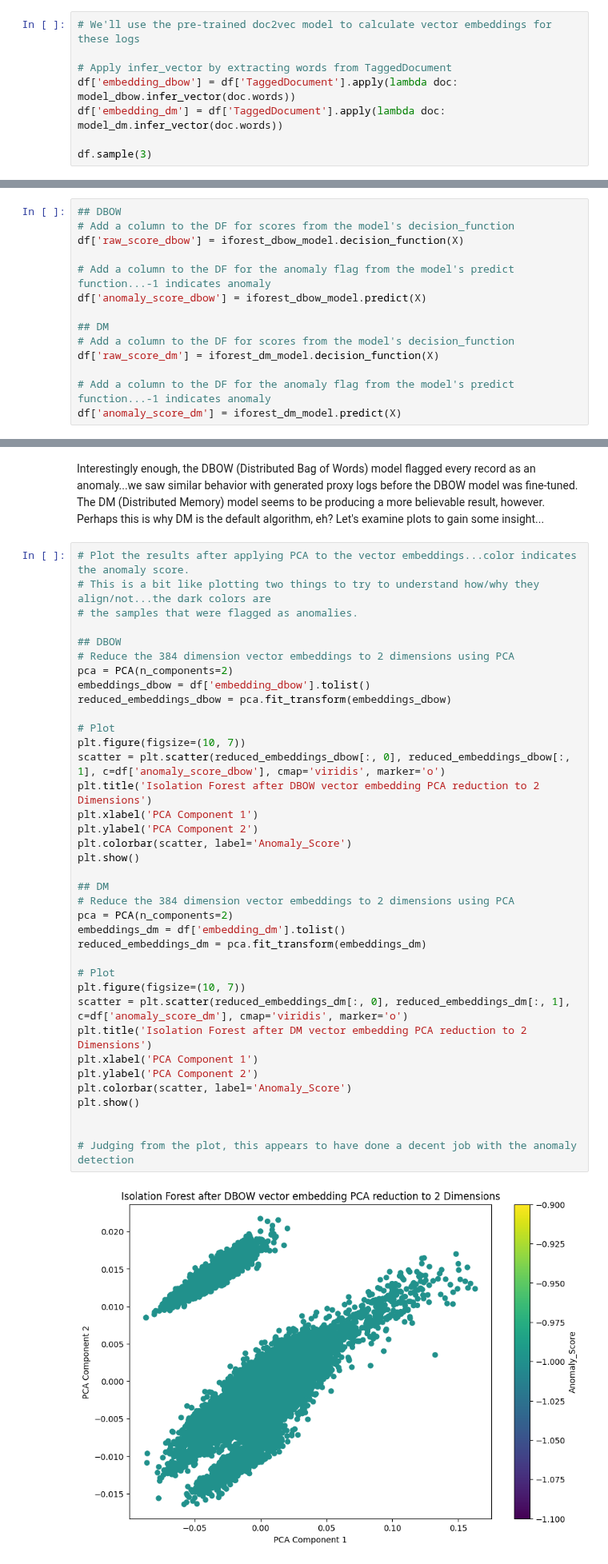
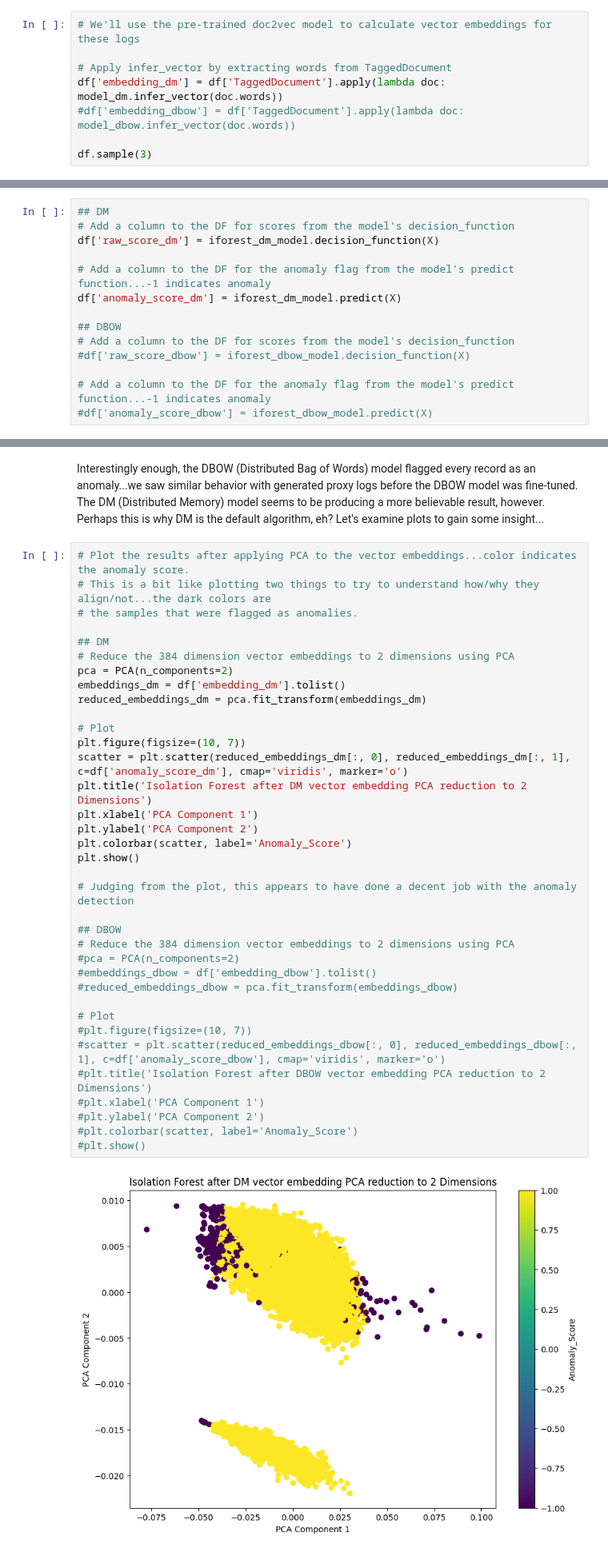
Before and after one commit to davidcsisk/vector-search-with-security-logs, a Jupyter notebook: unsupervised-anomaly-detection-with-finetuned-dns-doc2vec-model.ipynb, the cells around one changed output, grey strips where cells are left out. Shown at 80% size. Drawn from its saved outputs; the diff is of its cells as text.

```diff
--- a/unsupervised-anomaly-detection-with-finetuned-dns-doc2vec-model.ipynb
+++ b/unsupervised-anomaly-detection-with-finetuned-dns-doc2vec-model.ipynb
@@ -92,8 +96,8 @@ df['TaggedDocument'] = [
 # We'll use the pre-trained doc2vec model to calculate vector embeddings for these logs
 
 # Apply infer_vector by extracting words from TaggedDocument
-df['embedding_dbow'] = df['TaggedDocument'].apply(lambda doc: model_dbow.infer_vector(doc.words))
 df['embedding_dm'] = df['TaggedDocument'].apply(lambda doc: model_dm.infer_vector(doc.words))
+#df['embedding_dbow'] = df['TaggedDocument'].apply(lambda doc: model_dbow.infer_vector(doc.words))
 
 df.sample(3)
 # %% [output]
@@ -153,17 +147,17 @@ iforest_dm_model.get_params()
 # %%
-## DBOW
-# Add a column to the DF for scores from the model's decision_function
-df['raw_score_dbow'] = iforest_dbow_model.decision_function(X)
-
-# Add a column to the DF for the anomaly flag from the model's predict function...-1 indicates anomaly
-df['anomaly_score_dbow'] = iforest_dbow_model.predict(X)
-
 ## DM
 # Add a column to the DF for scores from the model's decision_function
 df['raw_score_dm'] = iforest_dm_model.decision_function(X)
 
 # Add a column to the DF for the anomaly flag from the model's predict function...-1 indicates anomaly
 df['anomaly_score_dm'] = iforest_dm_model.predict(X)
+
+## DBOW
+# Add a column to the DF for scores from the model's decision_function
+#df['raw_score_dbow'] = iforest_dbow_model.decision_function(X)
+
+# Add a column to the DF for the anomaly flag from the model's predict function...-1 indicates anomaly
+#df['anomaly_score_dbow'] = iforest_dbow_model.predict(X)
 # %%
 # Display the data with the columns added
 df.sample(3)
@@ -189,39 +180,38 @@ Interestingly enough, the DBOW (Distributed Bag of Words) model flagged every re
 # %%
 # Plot the results after applying PCA to the vector embeddings...color indicates the anomaly score.
 # This is a bit like plotting two things to try to understand how/why they align/not...the dark colors are
 # the samples that were flagged as anomalies.
-
-## DBOW
-# Reduce the 384 dimension vector embeddings to 2 dimensions using PCA
-pca = PCA(n_components=2)
-embeddings_dbow = df['embedding_dbow'].tolist()
-reduced_embeddings_dbow = pca.fit_transform(embeddings_dbow)
-
-# Plot
-plt.figure(figsize=(10, 7))
-scatter = plt.scatter(reduced_embeddings_dbow[:, 0], reduced_embeddings_dbow[:, 1], c=df['anomaly_score_dbow'], cmap='viridis', marker='o')
-plt.title('Isolation Forest after DBOW vector embedding PCA reduction to 2 Dimensions')
-plt.xlabel('PCA Component 1')
-plt.ylabel('PCA Component 2')
-plt.colorbar(scatter, label='Anomaly_Score')
-plt.show()
 
 ## DM
 # Reduce the 384 dimension vector embeddings to 2 dimensions using PCA
 pca = PCA(n_components=2)
 embeddings_dm = df['embedding_dm'].tolist()
 reduced_embeddings_dm = pca.fit_transform(embeddings_dm)
 
 # Plot
 plt.figure(figsize=(10, 7))
 scatter = plt.scatter(reduced_embeddings_dm[:, 0], reduced_embeddings_dm[:, 1], c=df['anomaly_score_dm'], cmap='viridis', marker='o')
 plt.title('Isolation Forest after DM vector embedding PCA reduction to 2 Dimensions')
 plt.xlabel('PCA Component 1')
 plt.ylabel('PCA Component 2')
 plt.colorbar(scatter, label='Anomaly_Score')
 plt.show()
 
+# Judging from the plot, this appears to have done a decent job with the anomaly detection
 
-# Judging from the plot, this appears to have done a decent job with the anomaly detection
+## DBOW
+# Reduce the 384 dimension vector embeddings to 2 dimensions using PCA
+#pca = PCA(n_components=2)
+#embeddings_dbow = df['embedding_dbow'].tolist()
+#reduced_embeddings_dbow = pca.fit_transform(embeddings_dbow)
+
+# Plot
+#plt.figure(figsize=(10, 7))
+#scatter = plt.scatter(reduced_embeddings_dbow[:, 0], reduced_embeddings_dbow[:, 1], c=df['anomaly_score_dbow'], cmap='viridis', marker='o')
+#plt.title('Isolation Forest after DBOW vector embedding PCA reduction to 2 Dimensions')
+#plt.xlabel('PCA Component 1')
+#plt.ylabel('PCA Component 2')
+#plt.colorbar(scatter, label='Anomaly_Score')
+#plt.show()
 # %% [output]
-[figure, old version]
+[figure, new version]
```
Also changed, not shown: parts of 30 cells of this notebook.
